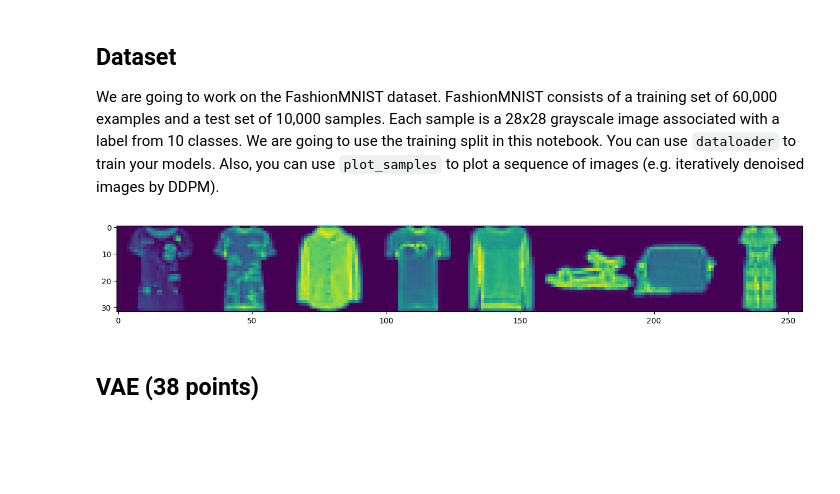
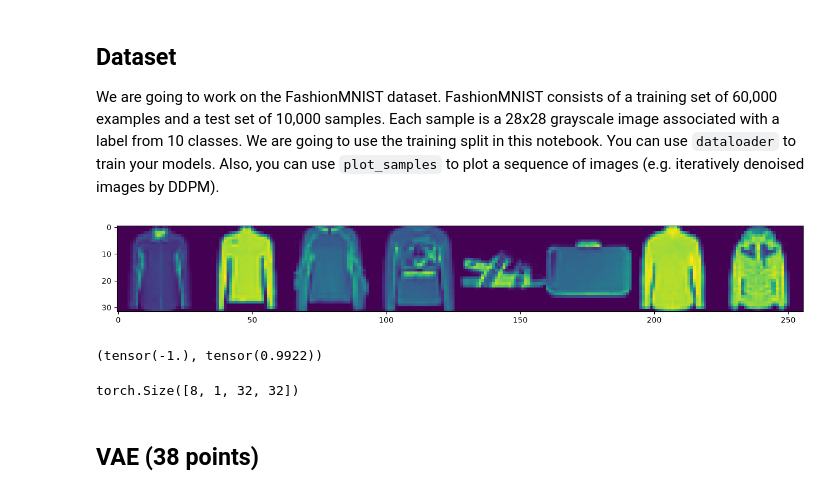
Before and after one commit to nevertheless3/Generative-models, a Jupyter notebook: HW/Generative_Models.ipynb, the cells around one changed output. Saved outputs shown, nothing was run; the diff lists cells and outputs as text; code cells hidden in the pictures; blank space fills up the shorter version.

```diff
--- a/HW/Generative_Models.ipynb
+++ b/HW/Generative_Models.ipynb
@@ -46,34 +45,42 @@ Tensor = torch.cuda.FloatTensor if torch.cuda.is_available() else torch.FloatTen
 # %%
 def load_transformed_dataset():
     data_transforms = [
         transforms.Resize((IMG_SIZE, IMG_SIZE)),
         transforms.RandomHorizontalFlip(),
         transforms.ToTensor(),
         transforms.Lambda(lambda t: (t * 2) - 1)
     ]
 
     data_transform = transforms.Compose(data_transforms)
 
-    data = torchvision.datasets.FashionMNIST(root=".", download=True,
+    data = torchvision.datasets.FashionMNIST(root=".", download=False,
                                          train=True, transform=data_transform)
     return data
 
 
 def plot_images(images):
     plt.figure(figsize=(16, 3))
     plt.imshow(torch.cat([
         torch.cat([i for i in images], dim=-1)
     ], dim=-2).permute(1, 2, 0).cpu())
     plt.show()
 
 
 data = load_transformed_dataset()
 dataloader = DataLoader(data, batch_size=BATCH_SIZE,
                         shuffle=True, drop_last=True)
 batch_x, batch_y = next(iter(dataloader))
 plot_images(batch_x[:8])
 # %% [output]
-[figure, old version]
+[figure, new version]
+# %%
+batch_x.min() , batch_x.max()
+# %% [output]
+(tensor(-1.), tensor(0.9922))
+# %%
+batch_x.shape
+# %% [output]
+torch.Size([8, 1, 32, 32])
 # %% [markdown]
 ## VAE (38 points)
 # %% [markdown]
```
Also changed, not shown: parts of 3 cells of this notebook, 1 other file.
